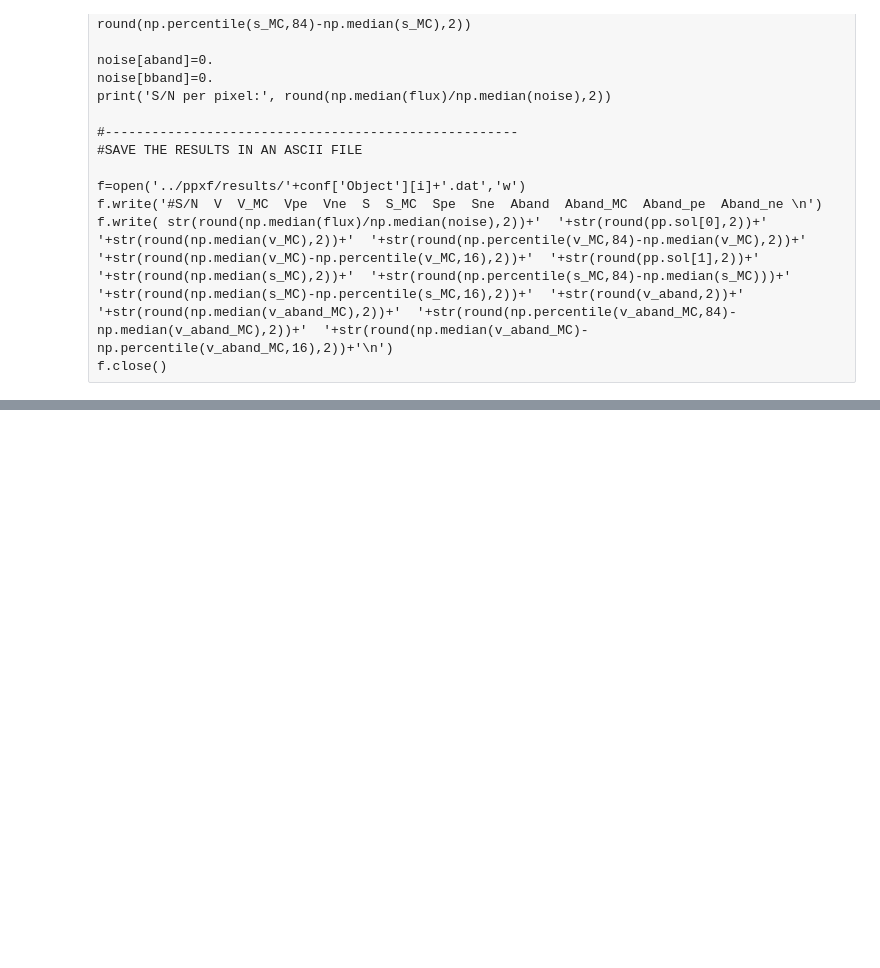
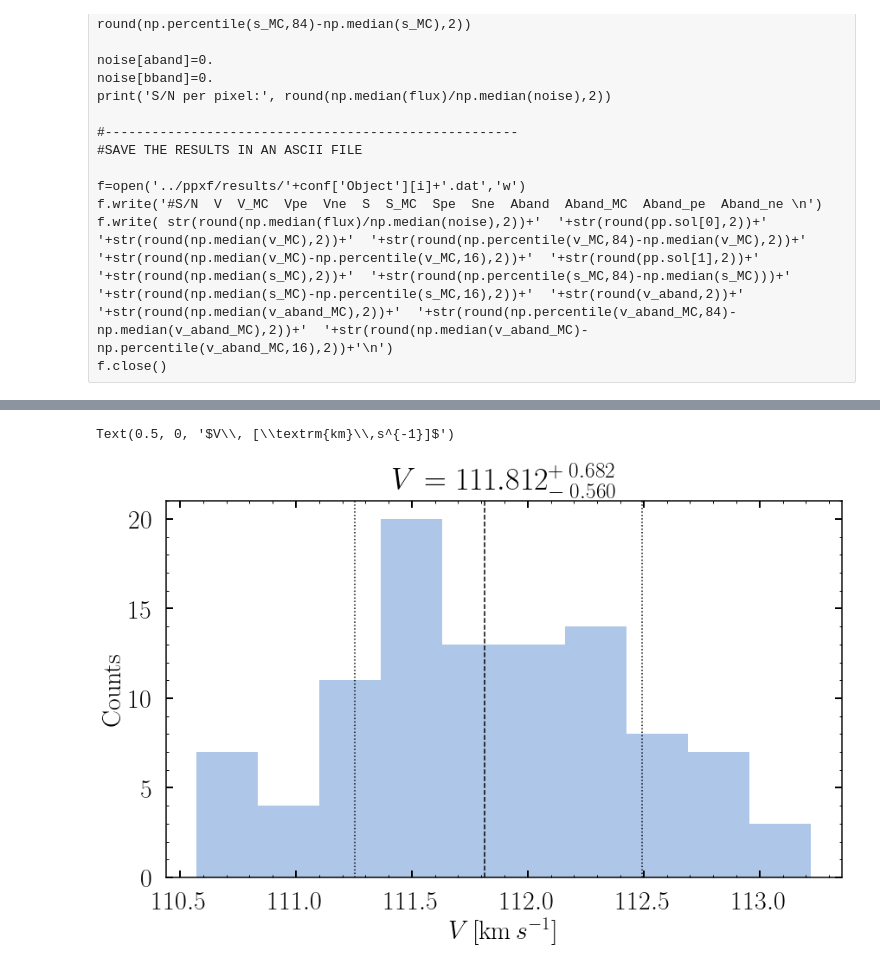
Before and after one commit to kadri-nizam/SIP2019, a Jupyter notebook: Kadri/PPXF Code - Rewrite.ipynb, the cells around one changed output, grey strips where cells are left out. Saved outputs shown, nothing was run; the diff lists cells and outputs as text; code cells hidden in the pictures; blank space fills up the shorter version.

Commit message:
PPXF Histogram

```diff
--- a/Kadri/PPXF Code - Rewrite.ipynb
+++ b/Kadri/PPXF Code - Rewrite.ipynb
@@ -223,5 +227,6 @@ if not Path(workdir / 'Kadri' / 'vdgc_dataframe_w_spectra.obj').exists():
 # %%
-data = pickle.load(open(workdir / 'Kadri' / 'vdgc_dataframe_w_spectra.obj', 'rb'))
+# data = pickle.load(open(workdir / 'Kadri' / 'vdgc_dataframe_w_spectra.obj', 'rb'))
+data = pickle.load(open('/Users/kmohamad/Dropbox/Kadri_Nizam/ppxf/vdgc_dataframe_w_spectra.obj', 'rb'))
 
 none_index = [ind for ind, x in enumerate(data['FILE_INFO']) if x is None ]
 clean_data = data.drop(data.index[none_index], axis = 0)
@@ -321,7 +326,7 @@ for index, conf_row in config_file.head(n=1).iterrows():
         'DV': np.log(template_wavelength[0]/spec.wavelength[0]) * CONST['C']
     }
 
-    pp = ppxf_run(log_spec, params)
+    result = ppxf_run(log_spec, params)
 
     #----------------------------#
     #   Monte-Carlo Simulation   #
@@ -395,0 +408,13 @@ residuals = min_bestfit + result.galaxy - result.bestfit
+# %%
+tableau10 = {
+    'GRAY':np.array([199, 199, 199])/255,
+    'BLUE':np.array([174, 199, 232])/255,
+    'ORANGE':np.array([255, 187, 120])/255,
+    'GREEN':np.array([152, 223, 138])/255,
+    'RED':np.array([255, 152, 150])/255,
+    'PURPLE':np.array([197, 176, 213])/255,
+    'BROWN':np.array([196, 156, 148])/255,
+    'PINK':np.array([247, 182, 210])/255,
+    'CYAN':np.array([158, 218, 229])/255,
+    'YELLOW':np.array([219, 219, 141])/255
+}
@@ -395,0 +518,28 @@ residuals = min_bestfit + result.galaxy - result.bestfit
+# %%
+plt.figure()
+
+med = np.median(MC['VEL'])
+percentile16 = np.percentile(MC['VEL'], 16)
+percentile84 = np.percentile(MC['VEL'], 84)
+
+values, bins, patches = plt.hist(MC['VEL'], facecolor = tableau10['BLUE'])
+plt.axvline(med, color = 'k', linestyle = '--')
+plt.axvline(percentile16, color = 'k', linestyle = ':')
+plt.axvline(percentile84, color = 'k', linestyle = ':')
+
+ax = plt.gca()
+ax.minorticks_on()
+ax.tick_params(axis = 'both', which = 'both', direction = 'in')
+ax.tick_params(axis = 'both', which = 'major', length = 8, width = 2)
+ax.tick_params(axis = 'both', which = 'minor', length = 3, width = 1)
+ax.tick_params(axis = 'both', which = 'major', pad = 15)
+
+ax.get_xaxis().set_ticks_position('both')
+ax.get_yaxis().set_ticks_position('both')
+
+plt.title('$V = %.3f^{+\,%.3f}_{-\,%.3f}$' % (med, percentile84-med, med-percentile16))
+plt.ylabel('Counts')
+plt.xlabel('$V\\, [\\textrm{km}\\,s^{-1}]$')
+# %% [output]
+Text(0.5, 0, '$V\\, [\\textrm{km}\\,s^{-1}]$')
+[figure, added]
```
Also changed, not shown: parts of 9 cells of this notebook.
